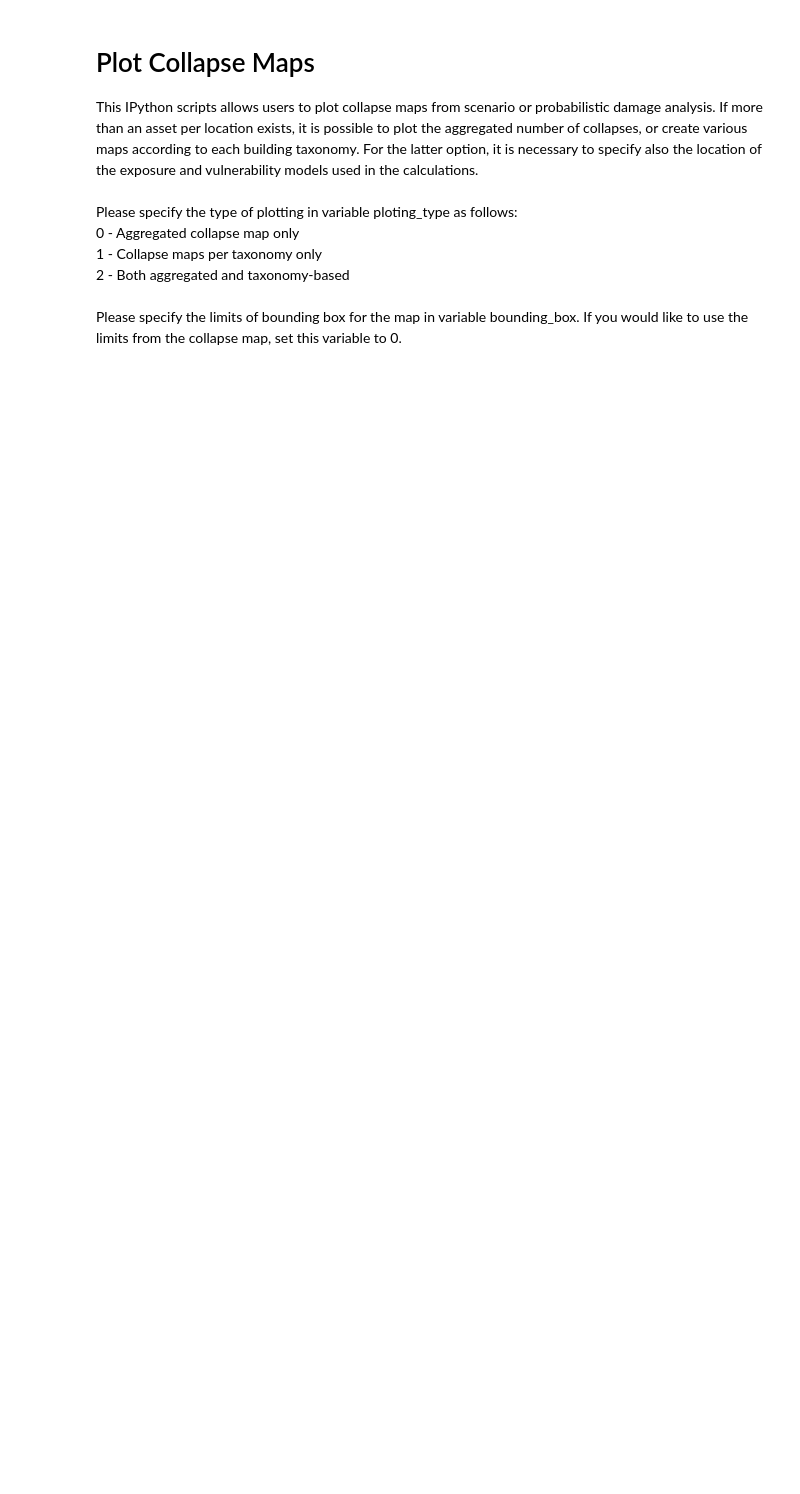
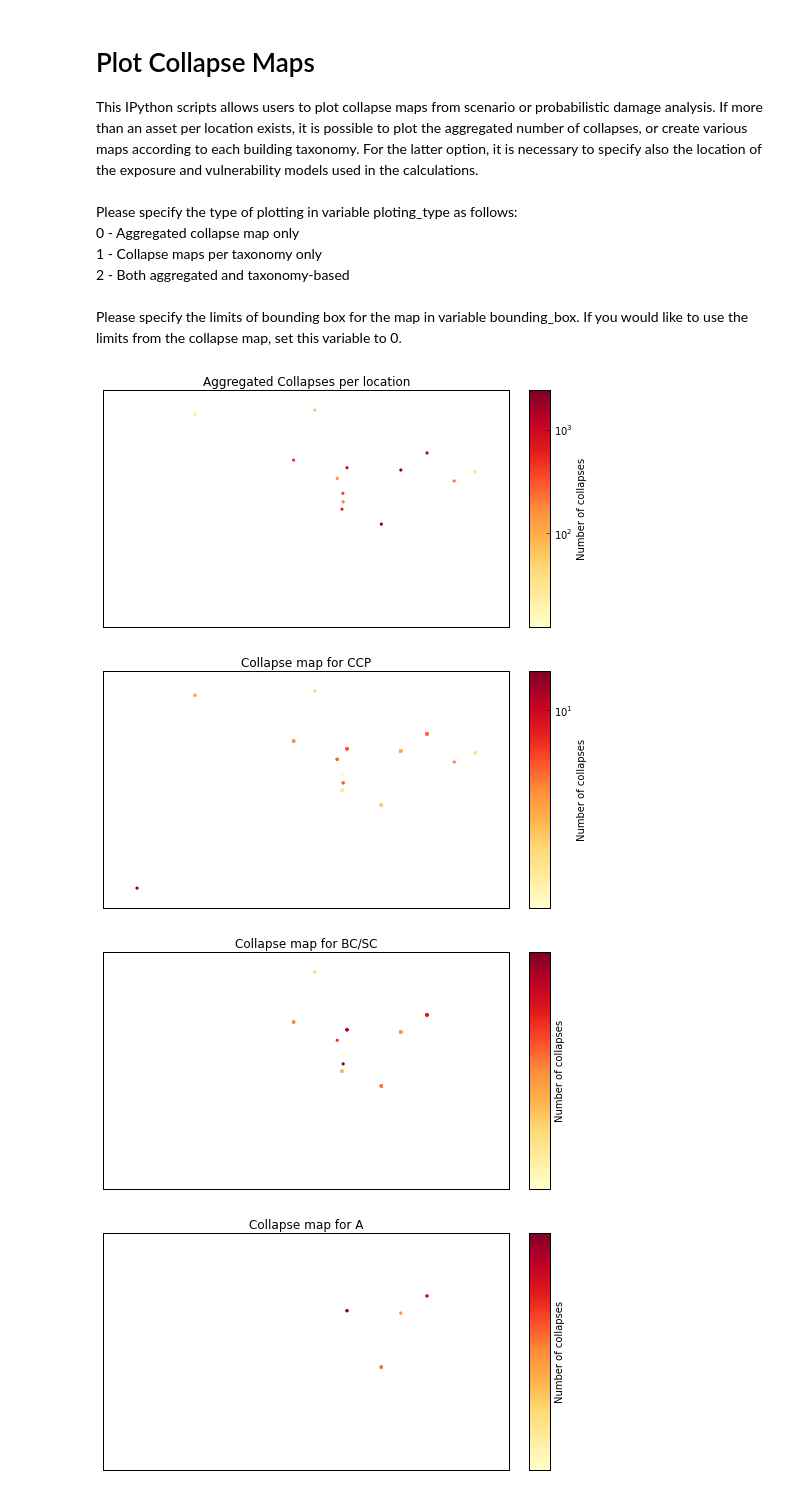
Before and after one commit to GEMScienceTools/rmtk, a Jupyter notebook: rmtk/plotting/collapse_maps/plot_collapse_maps.ipynb, the cells around one changed output. Cells and saved outputs as stored; diff of their text form; code cells hidden in the pictures; blank space fills up the shorter version.

Commit message:
improvements on the visualisation of fragility

```diff
--- a/rmtk/plotting/collapse_maps/plot_collapse_maps.ipynb
+++ b/rmtk/plotting/collapse_maps/plot_collapse_maps.ipynb
@@ -13,14 +13,19 @@ Please specify the limits of bounding box for the map in variable bounding_box.
 # %%
 %matplotlib inline
 import plot_collapse_maps as plt
 
-collapse_map = '../sample_outputs/scenario_damage/collapse_map.xml'
-exposure_model = '../input_models/exposure_model_nepal.xml'
+collapse_map = '../input_models/collapse_map.xml'
+exposure_model = '../input_models/exposure_model.xml'
 
 plotting_type = 2
 bounding_box = 0
 marker_size = 10
 log_scale = True
 export_map_to_csv = True
 
 plt.build_map(plotting_type,collapse_map,bounding_box,log_scale,exposure_model,marker_size,export_map_to_csv)
+# %% [output]
+[figure, added]
+[figure, added]
+[figure, added]
+[figure, added]
```
Also changed, not shown: parts of 1 cell of this notebook, 30 other files.
